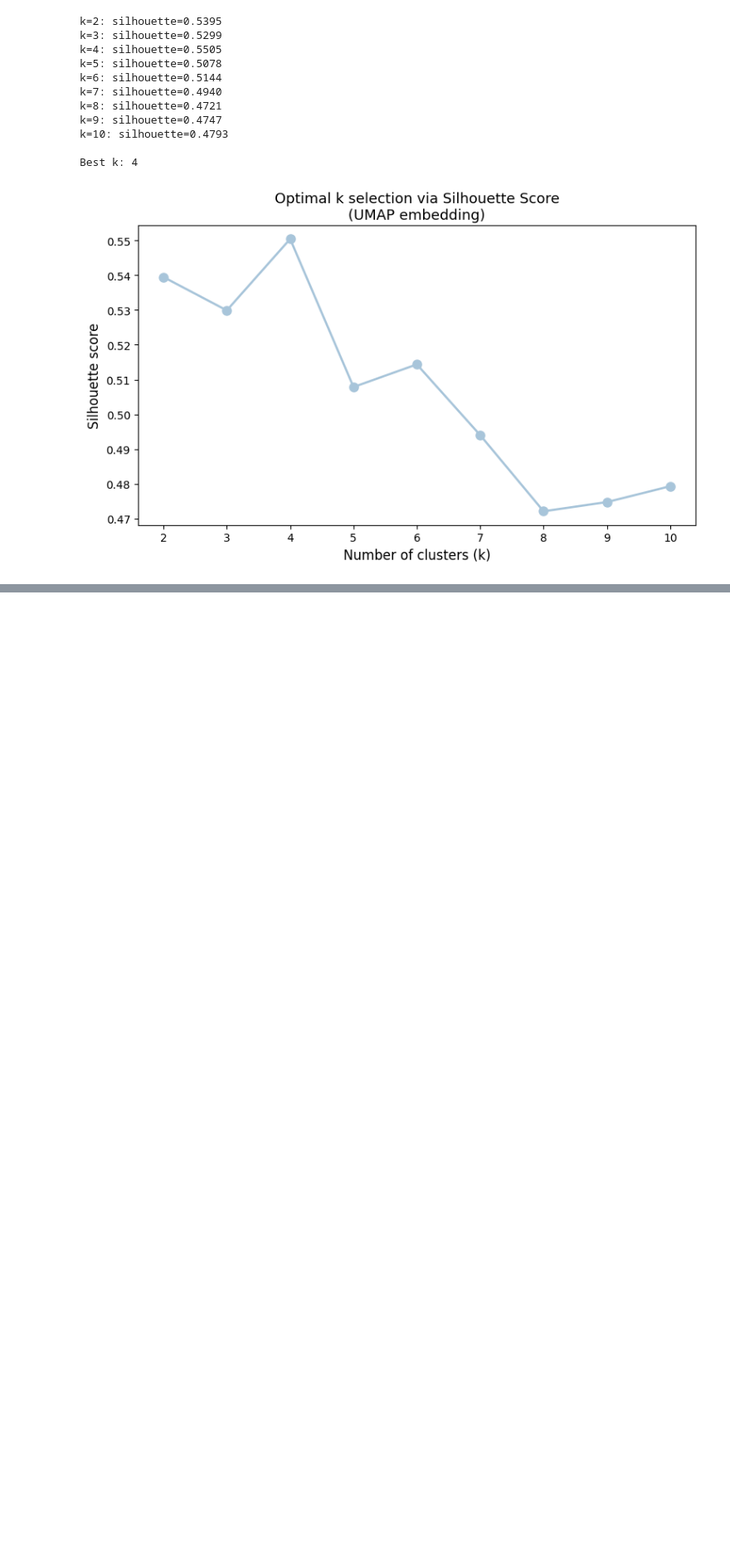
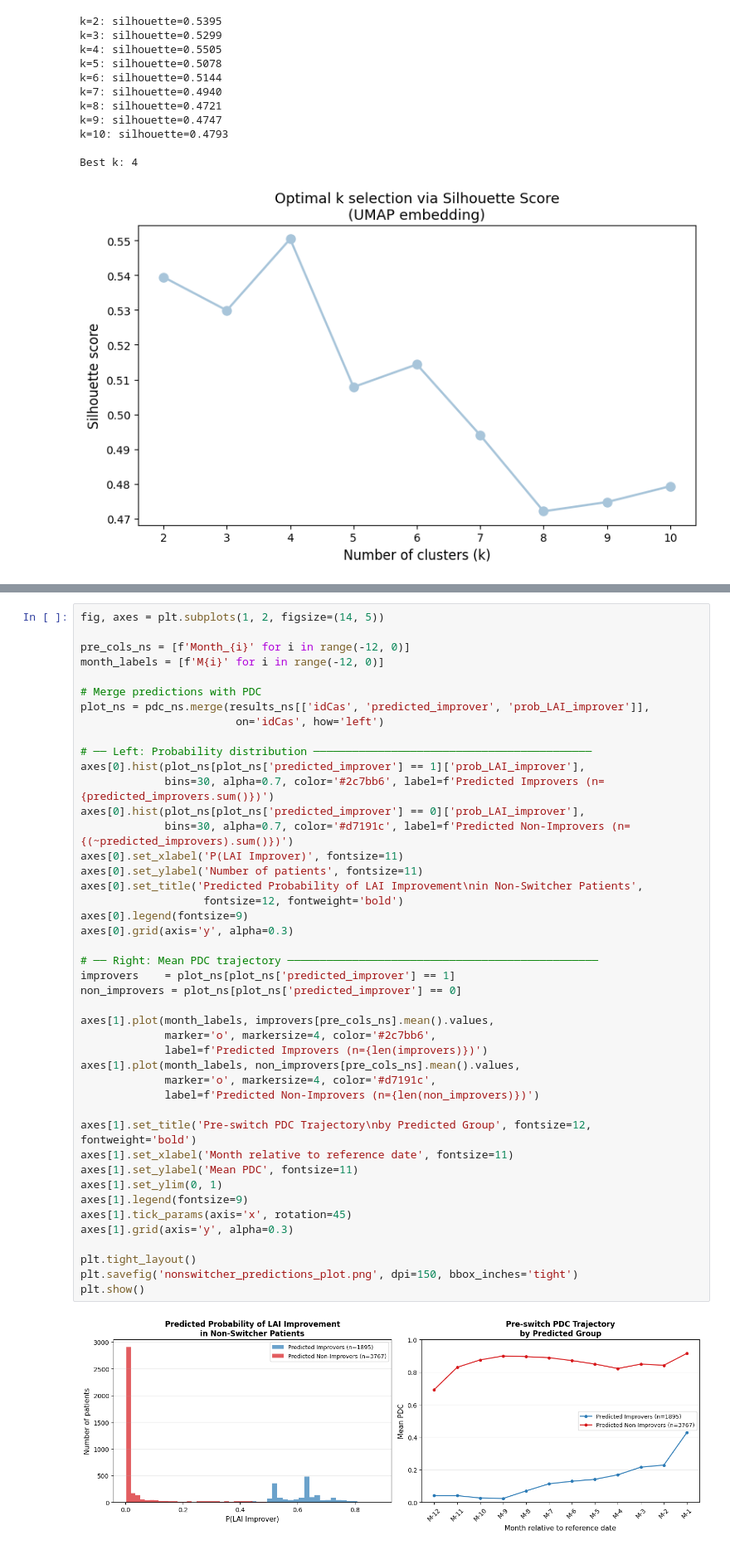
Before and after one commit to laiaraja/Data-sintetica, a Jupyter notebook: src/ADHERENCIA/adh4.ipynb, the cells around one changed output, grey strips where cells are left out. Shown at 83% size. Drawn from its saved outputs; the diff is of its cells as text; blank space fills up the shorter version.

```diff
--- a/src/ADHERENCIA/adh4.ipynb
+++ b/src/ADHERENCIA/adh4.ipynb
@@ -401,0 +1454,46 @@ Pipeline(steps=[('scaler', StandardScaler()),
+# %%
+fig, axes = plt.subplots(1, 2, figsize=(14, 5))
+
+pre_cols_ns = [f'Month_{i}' for i in range(-12, 0)]
+month_labels = [f'M{i}' for i in range(-12, 0)]
+
+# Merge predictions with PDC
+plot_ns = pdc_ns.merge(results_ns[['idCas', 'predicted_improver', 'prob_LAI_improver']],
+                        on='idCas', how='left')
+
+# ── Left: Probability distribution ───────────────────────────────────────────
+axes[0].hist(plot_ns[plot_ns['predicted_improver'] == 1]['prob_LAI_improver'],
+             bins=30, alpha=0.7, color='#2c7bb6', label=f'Predicted Improvers (n={predicted_improvers.sum()})')
+axes[0].hist(plot_ns[plot_ns['predicted_improver'] == 0]['prob_LAI_improver'],
+             bins=30, alpha=0.7, color='#d7191c', label=f'Predicted Non-Improvers (n={(~predicted_improvers).sum()})')
+axes[0].set_xlabel('P(LAI Improver)', fontsize=11)
+axes[0].set_ylabel('Number of patients', fontsize=11)
+axes[0].set_title('Predicted Probability of LAI Improvement\nin Non-Switcher Patients',
+                   fontsize=12, fontweight='bold')
+axes[0].legend(fontsize=9)
+axes[0].grid(axis='y', alpha=0.3)
+
+# ── Right: Mean PDC trajectory ────────────────────────────────────────────────
+improvers    = plot_ns[plot_ns['predicted_improver'] == 1]
+non_improvers = plot_ns[plot_ns['predicted_improver'] == 0]
+
+axes[1].plot(month_labels, improvers[pre_cols_ns].mean().values,
+             marker='o', markersize=4, color='#2c7bb6',
+             label=f'Predicted Improvers (n={len(improvers)})')
+axes[1].plot(month_labels, non_improvers[pre_cols_ns].mean().values,
+             marker='o', markersize=4, color='#d7191c',
+             label=f'Predicted Non-Improvers (n={len(non_improvers)})')
+
+axes[1].set_title('Pre-switch PDC Trajectory\nby Predicted Group', fontsize=12, fontweight='bold')
+axes[1].set_xlabel('Month relative to reference date', fontsize=11)
+axes[1].set_ylabel('Mean PDC', fontsize=11)
+axes[1].set_ylim(0, 1)
+axes[1].legend(fontsize=9)
+axes[1].tick_params(axis='x', rotation=45)
+axes[1].grid(axis='y', alpha=0.3)
+
+plt.tight_layout()
+plt.savefig('nonswitcher_predictions_plot.png', dpi=150, bbox_inches='tight')
+plt.show()
+# %% [output]
+[figure, added]
```
Also changed, not shown: parts of 46 cells of this notebook, 16 other files.
